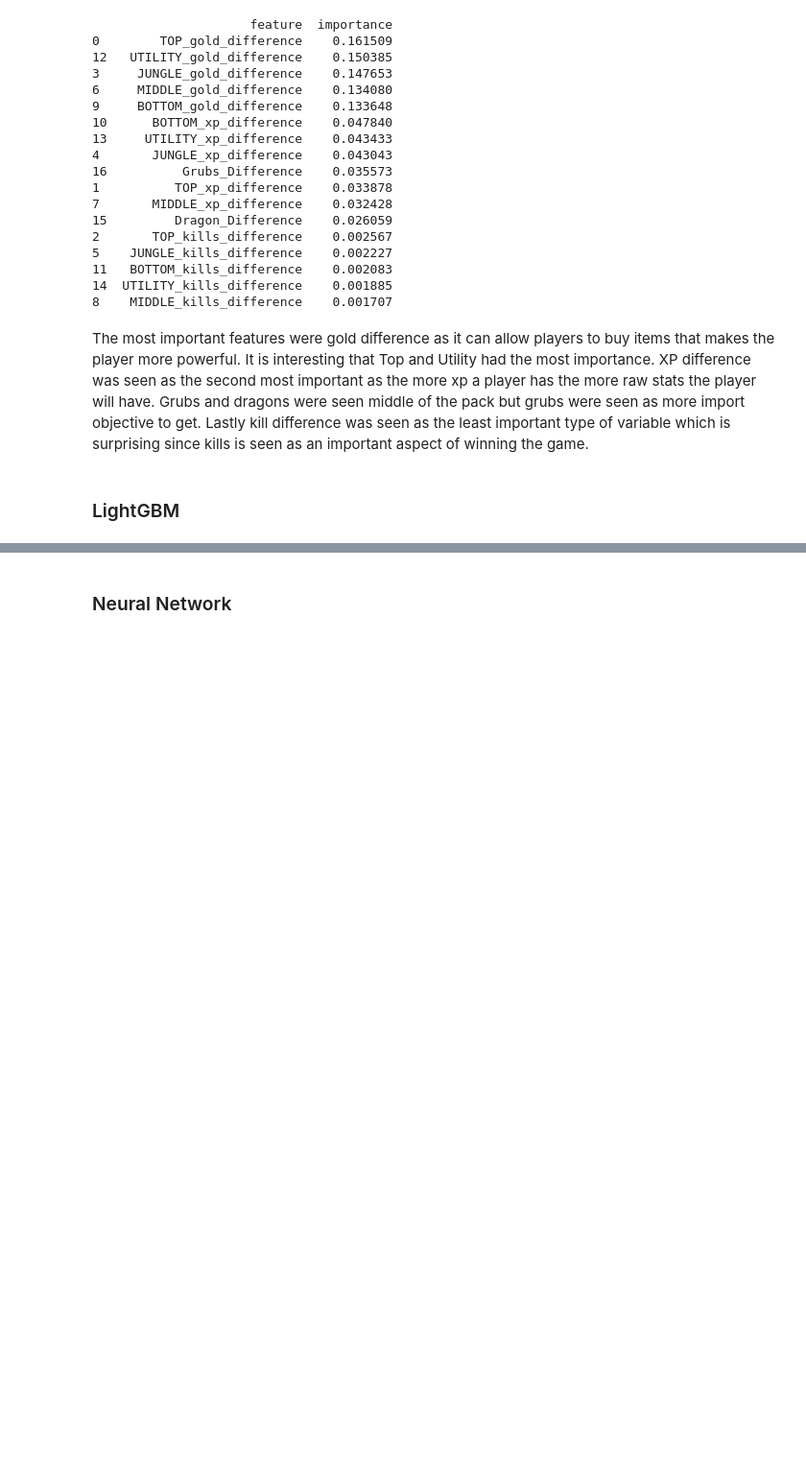
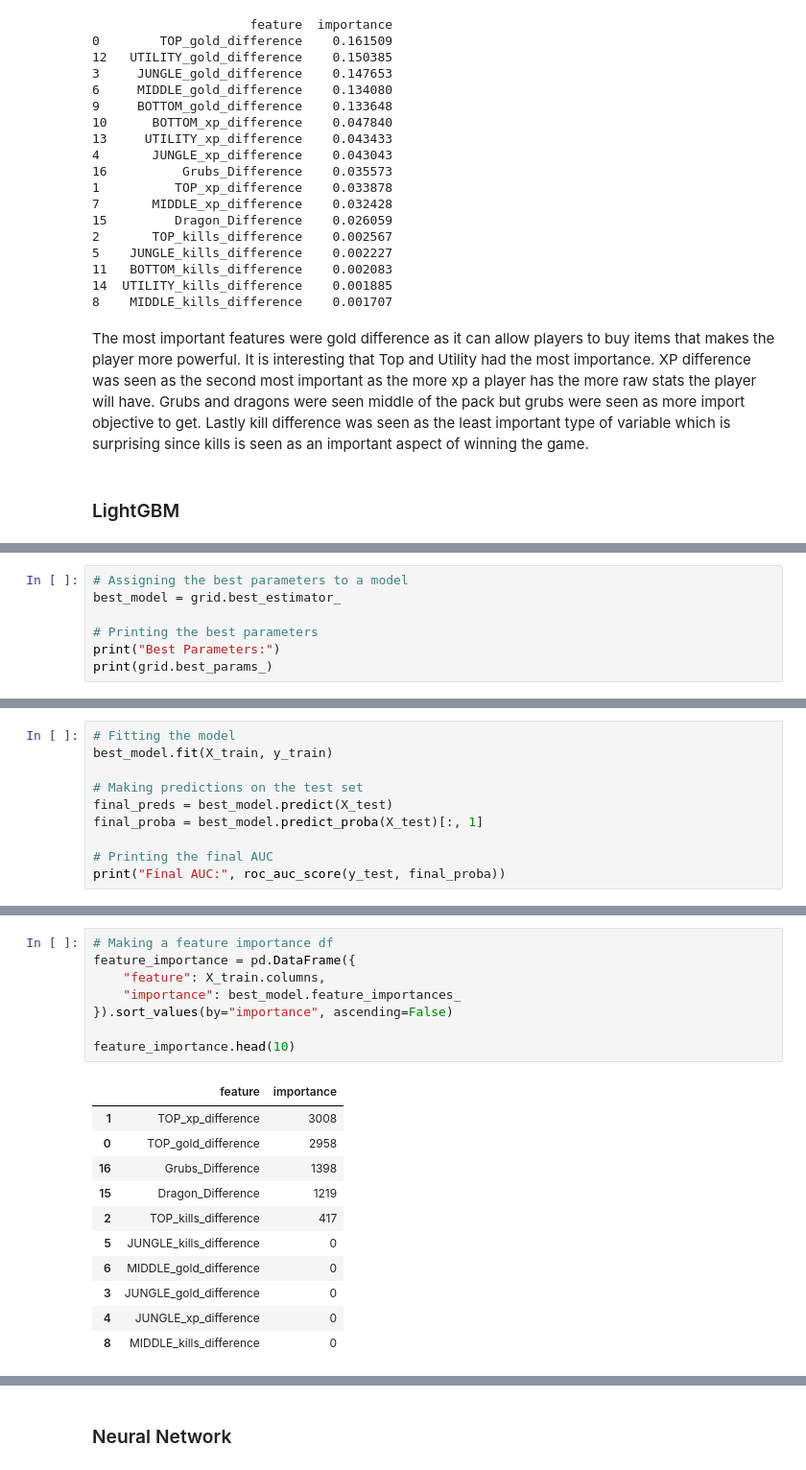
Before and after one commit to ryaltic/Modeling-Ranked-Match-Outcomes-Using-Early-Game-Performance-Data-in-League-of-Legends, a Jupyter notebook: Modeling_Ranked_Matches_Outcomes_LOL.ipynb, the cells around one changed output, grey strips where cells are left out. Shown at 96% size. Drawn from its saved outputs; the diff is of its cells as text; blank space fills up the shorter version.

```diff
--- a/Modeling_Ranked_Matches_Outcomes_LOL.ipynb
+++ b/Modeling_Ranked_Matches_Outcomes_LOL.ipynb
@@ -634,0 +681,7 @@ The most important features were gold difference as it can allow players to buy
+# %%
+# Assigning the best parameters to a model
+best_model = grid.best_estimator_
+
+# Printing the best parameters
+print("Best Parameters:")
+print(grid.best_params_)
@@ -634,0 +693,10 @@ The most important features were gold difference as it can allow players to buy
+# %%
+# Fitting the model
+best_model.fit(X_train, y_train)
+
+# Making predictions on the test set
+final_preds = best_model.predict(X_test)
+final_proba = best_model.predict_proba(X_test)[:, 1]
+
+# Printing the final AUC
+print("Final AUC:", roc_auc_score(y_test, final_proba))
@@ -634,0 +714,20 @@ The most important features were gold difference as it can allow players to buy
+# %%
+# Making a feature importance df
+feature_importance = pd.DataFrame({
+    "feature": X_train.columns,
+    "importance": best_model.feature_importances_
+}).sort_values(by="importance", ascending=False)
+
+feature_importance.head(10)
+# %% [output]
+|  | feature | importance |
+| 1 | TOP_xp_difference | 3008 |
+| 0 | TOP_gold_difference | 2958 |
+| 16 | Grubs_Difference | 1398 |
+| 15 | Dragon_Difference | 1219 |
+| 2 | TOP_kills_difference | 417 |
+| 5 | JUNGLE_kills_difference | 0 |
+| 6 | MIDDLE_gold_difference | 0 |
+| 3 | JUNGLE_gold_difference | 0 |
+| 4 | JUNGLE_xp_difference | 0 |
+| 8 | MIDDLE_kills_difference | 0 |
```
Also changed, not shown: parts of 7 cells of this notebook.
